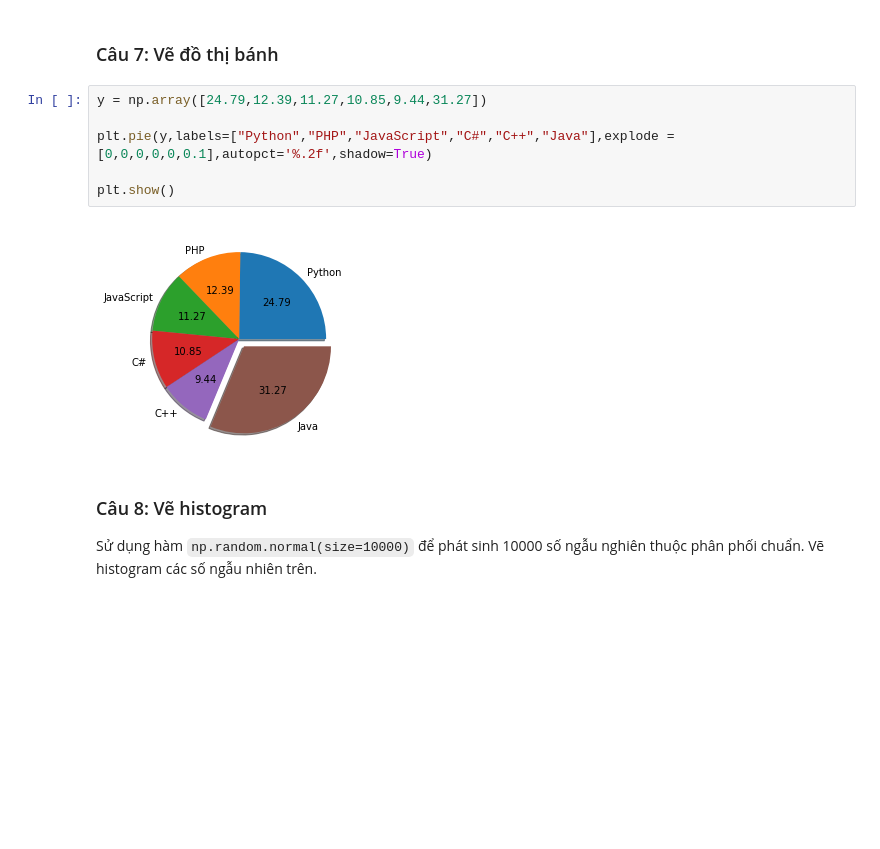
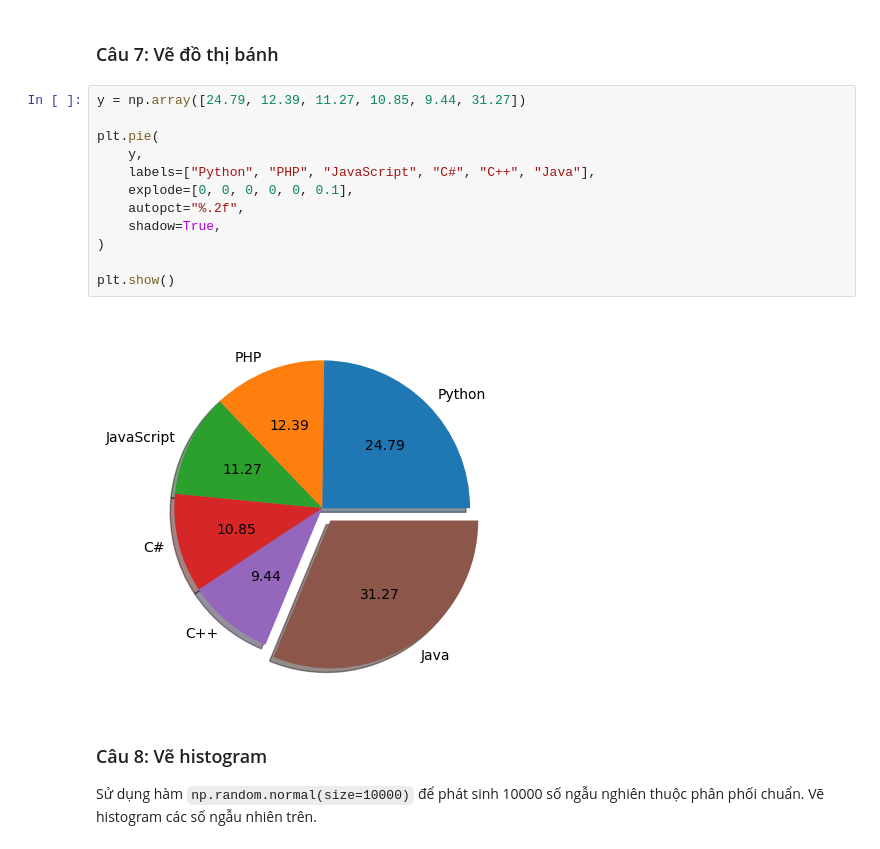
Before and after one commit to tiesen243/data-analyst, a Jupyter notebook: tkud_lab03_ex.ipynb, the cells around one changed output. Drawn from its saved outputs; the diff is of its cells as text; blank space fills up the shorter version.

```diff
--- a/tkud_lab03_ex.ipynb
+++ b/tkud_lab03_ex.ipynb
@@ -182,13 +182,19 @@ plt.show()
 # %% [markdown]
 ### Câu  7: Vẽ đồ thị bánh
 # %%
-y = np.array([24.79,12.39,11.27,10.85,9.44,31.27])
+y = np.array([24.79, 12.39, 11.27, 10.85, 9.44, 31.27])
 
-plt.pie(y,labels=["Python","PHP","JavaScript","C#","C++","Java"],explode = [0,0,0,0,0,0.1],autopct='%.2f',shadow=True)
+plt.pie(
+    y,
+    labels=["Python", "PHP", "JavaScript", "C#", "C++", "Java"],
+    explode=[0, 0, 0, 0, 0, 0.1],
+    autopct="%.2f",
+    shadow=True,
+)
 
 plt.show()
 # %% [output]
-[figure, old version]
+[figure, new version]
 # %% [markdown]
 ### Câu 8: Vẽ histogram
 
```
Also changed, not shown: parts of 19 cells of this notebook, 1 other file.
